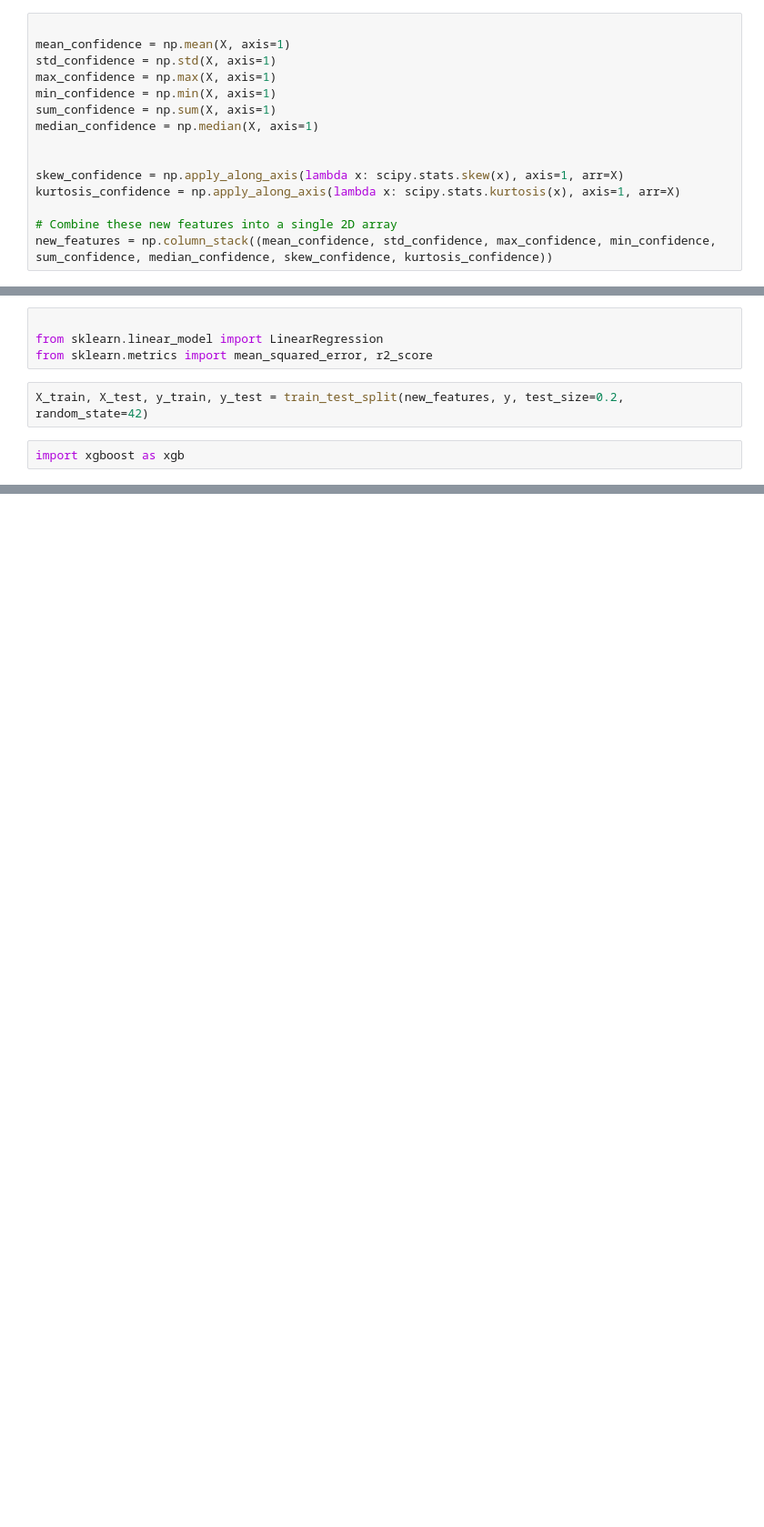
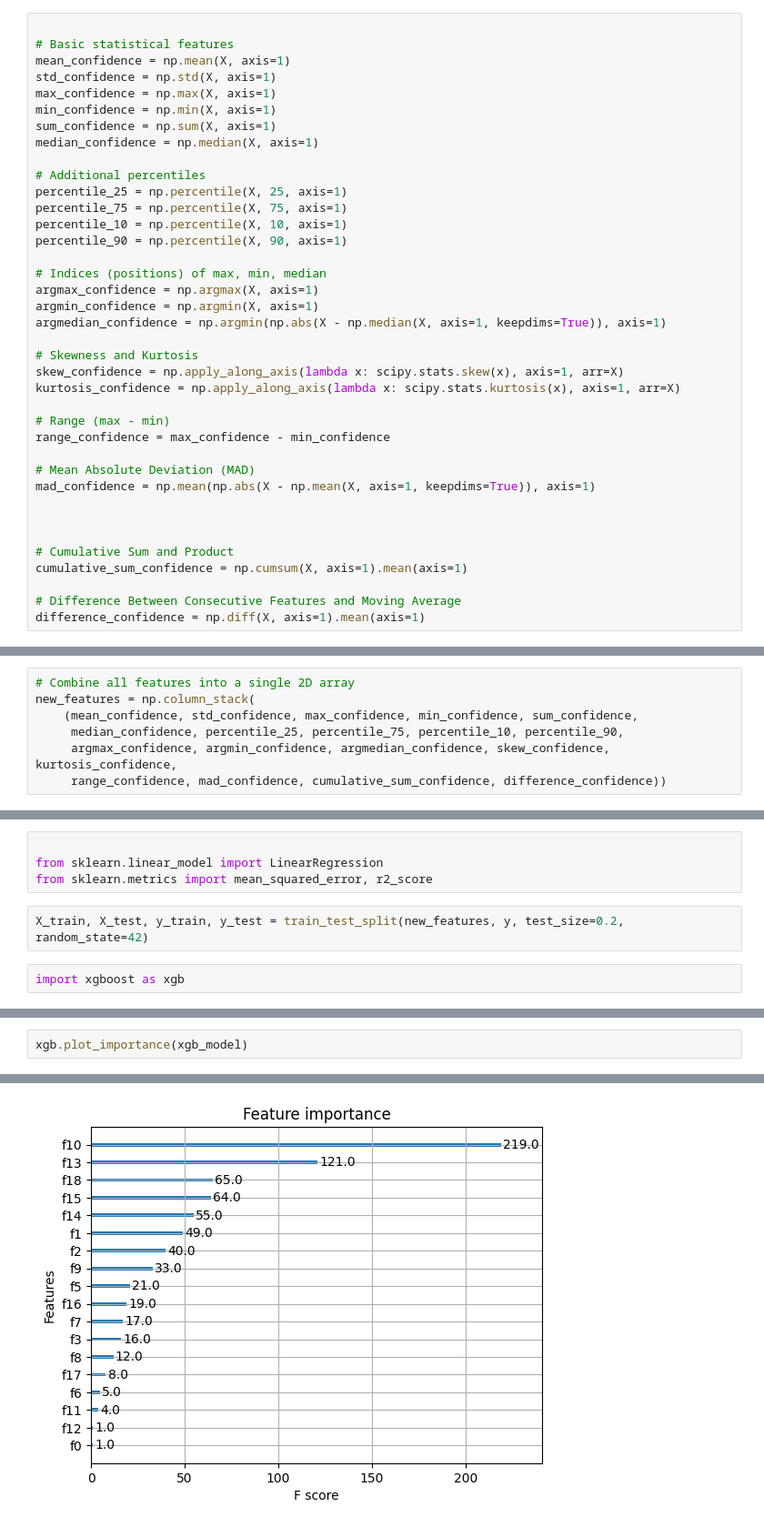
Before and after one commit to Yachay-AI/confident-predictions-challenge, a Jupyter notebook: first_notebook.ipynb, the cells around one changed output, grey strips where cells are left out. Shown at 91% size. Saved outputs shown, nothing was run; the diff lists cells and outputs as text; blank space fills up the shorter version.

Commit message:
Submission scores: Mean distance=392.62, Class Imbalance Ratio=0.50

```diff
--- a/first_notebook.ipynb
+++ b/first_notebook.ipynb
@@ -20,6 +20,7 @@ y = q['distance']
 X = np.stack(q['raw_prediction'])
 # %%
 
+# Basic statistical features
 mean_confidence = np.mean(X, axis=1)
 std_confidence = np.std(X, axis=1)
 max_confidence = np.max(X, axis=1)
@@ -27,9 +28,31 @@ min_confidence = np.min(X, axis=1)
 sum_confidence = np.sum(X, axis=1)
 median_confidence = np.median(X, axis=1)
 
+# Additional percentiles
+percentile_25 = np.percentile(X, 25, axis=1)
+percentile_75 = np.percentile(X, 75, axis=1)
+percentile_10 = np.percentile(X, 10, axis=1)
+percentile_90 = np.percentile(X, 90, axis=1)
 
+# Indices (positions) of max, min, median
+argmax_confidence = np.argmax(X, axis=1)
+argmin_confidence = np.argmin(X, axis=1)
+argmedian_confidence = np.argmin(np.abs(X - np.median(X, axis=1, keepdims=True)), axis=1)
+
+# Skewness and Kurtosis
 skew_confidence = np.apply_along_axis(lambda x: scipy.stats.skew(x), axis=1, arr=X)
 kurtosis_confidence = np.apply_along_axis(lambda x: scipy.stats.kurtosis(x), axis=1, arr=X)
 
-# Combine these new features into a single 2D array
-new_features = np.column_stack((mean_confidence, std_confidence, max_confidence, min_confidence, sum_confidence, median_confidence, skew_confidence, kurtosis_confidence))
+# Range (max - min)
+range_confidence = max_confidence - min_confidence
+
+# Mean Absolute Deviation (MAD)
+mad_confidence = np.mean(np.abs(X - np.mean(X, axis=1, keepdims=True)), axis=1)
+
+
+
+# Cumulative Sum and Product
+cumulative_sum_confidence = np.cumsum(X, axis=1).mean(axis=1)
+
+# Difference Between Consecutive Features and Moving Average
+difference_confidence = np.diff(X, axis=1).mean(axis=1)
@@ -35,0 +61,7 @@ new_features = np.column_stack((mean_confidence, std_confidence, max_confidence,
+# %%
+# Combine all features into a single 2D array
+new_features = np.column_stack(
+    (mean_confidence, std_confidence, max_confidence, min_confidence, sum_confidence,
+     median_confidence, percentile_25, percentile_75, percentile_10, percentile_90,
+     argmax_confidence, argmin_confidence, argmedian_confidence, skew_confidence, kurtosis_confidence,
+     range_confidence, mad_confidence, cumulative_sum_confidence, difference_confidence))
@@ -70,3 +120,6 @@ R^2 Score: 0.3966541990681428
 dump(xgb_model, 'xgboost_model.joblib')
 # %% [output]
 ['xgboost_model.joblib']
+# %%
+xgb.plot_importance(xgb_model)
+# %% [output]
@@ -72,0 +127 @@ dump(xgb_model, 'xgboost_model.joblib')
+[figure, added]
```
Also changed, not shown: parts of 6 cells of this notebook, 3 other files.
